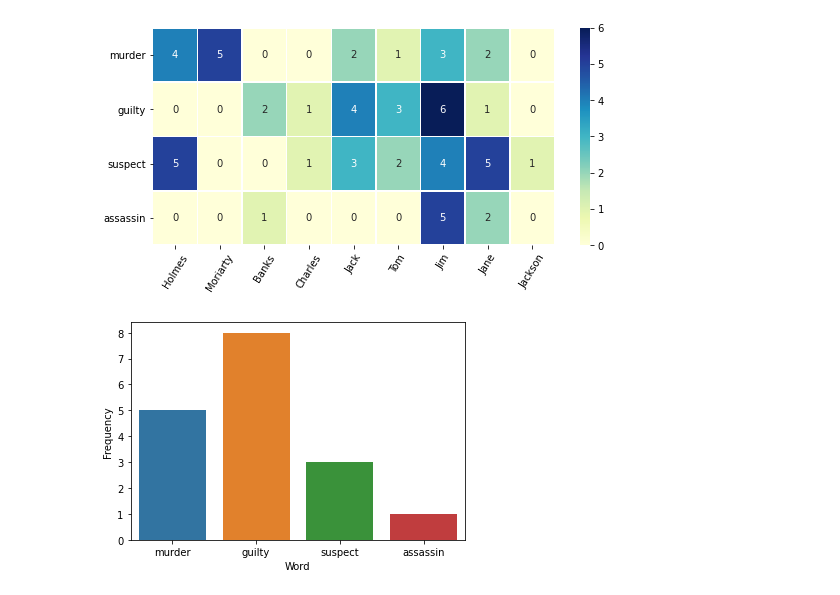
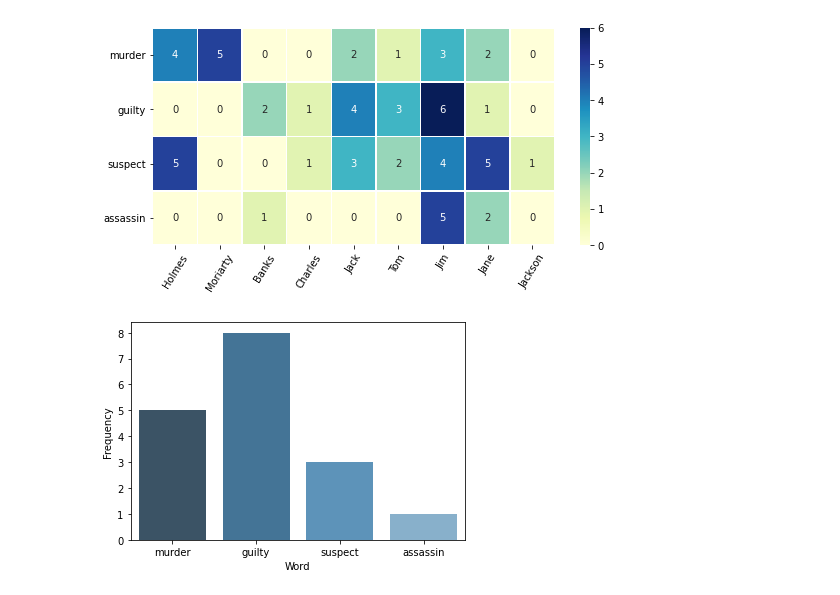
Before and after one commit to edponce/DoyleInvestigators, a Jupyter notebook: Project1_NLP.ipynb, the cells around one changed output. Drawn from its saved outputs; the diff is of its cells as text; code cells hidden in the pictures.

```diff
--- a/Project1_NLP.ipynb
+++ b/Project1_NLP.ipynb
@@ -468,17 +468,17 @@ visualize_co_occurrence(data_example,rows_example,columns_example)
 # %%
 def histogram_words(data, labels):
     #prepare the data to pandas
     data_ = [labels, data]
     data_ = np.asarray(data_).transpose()
 
     #create a dataframe from the provided data
     df = pandas.DataFrame(data_, columns=["Word", "Frequency"])
-    sns.barplot(x="Word", y="Frequency", data=df)
+    sns.barplot(x="Word", y="Frequency", data=df, palette="Blues_d")
 
 #example of expected format of data that the method needs
 labels_example = ["murder", "guilty","suspect","assassin"]
 data_example = [5,8,3,1]
 
 histogram_words(data_example,labels_example)
 # %% [output]
-[figure, old version]
+[figure, new version]
```
